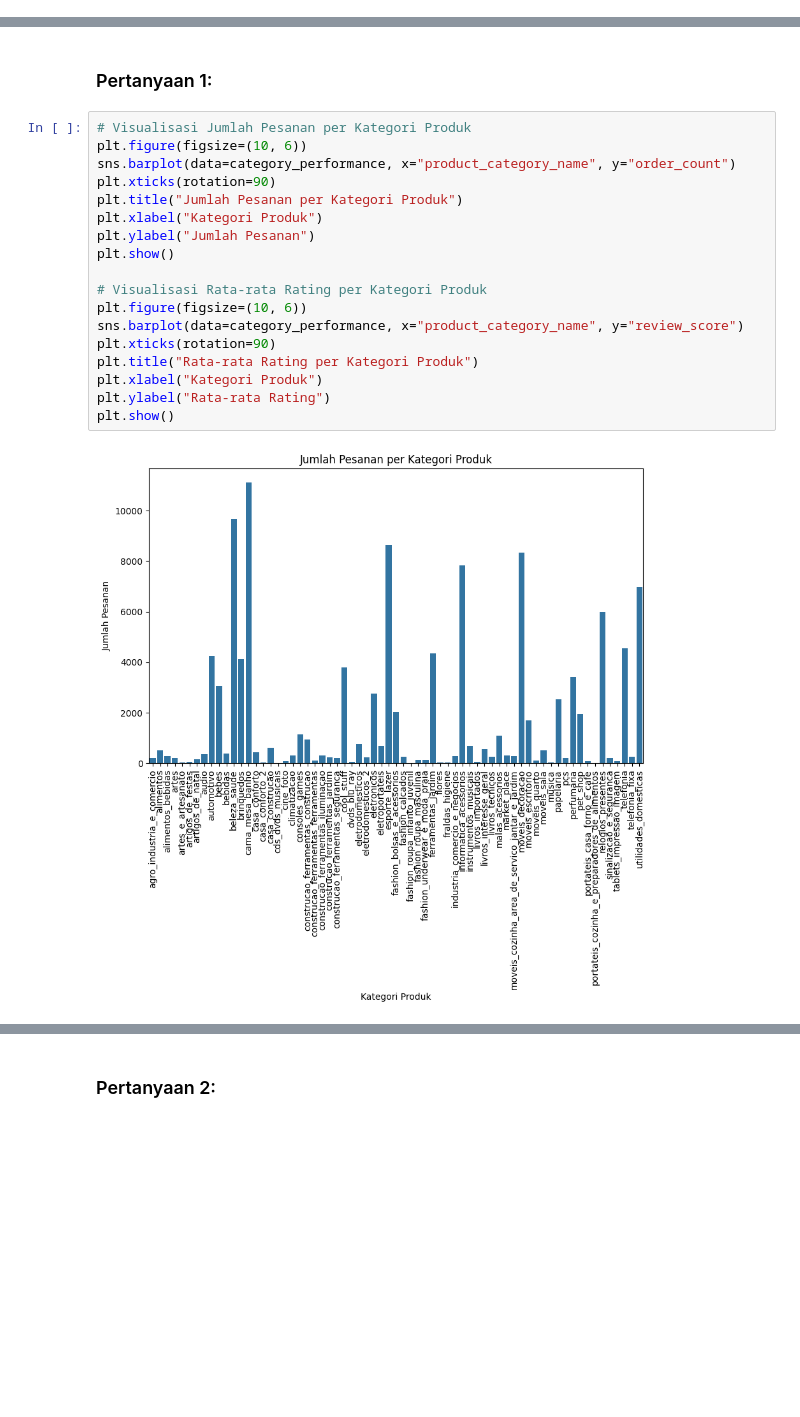
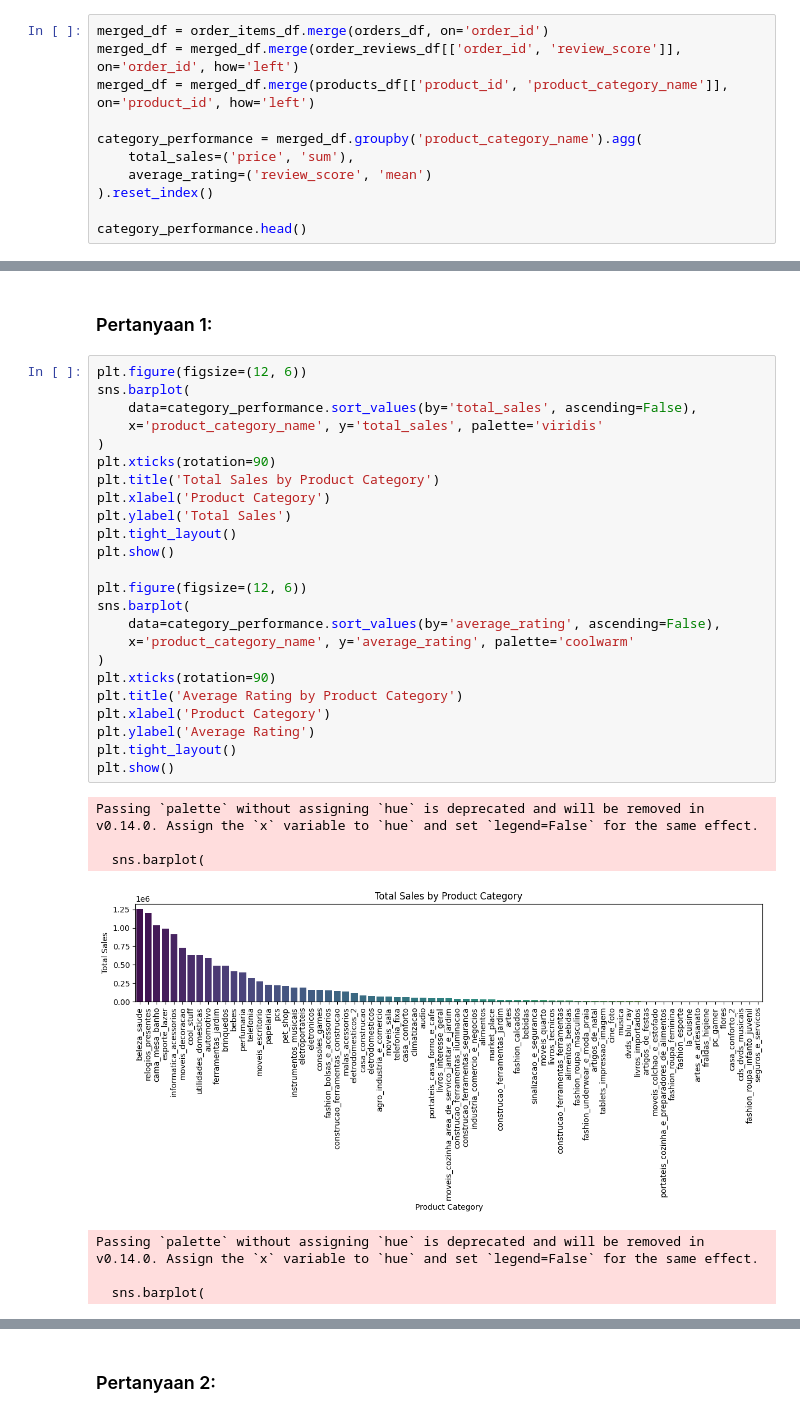
Before and after one commit to ahmdzzzki/proyek-analisis-data, a Jupyter notebook: Proyek_Analisis_Data.ipynb, the cells around one changed output, grey strips where cells are left out. Drawn from its saved outputs; the diff is of its cells as text; blank space fills up the shorter version.

```diff
--- a/Proyek_Analisis_Data.ipynb
+++ b/Proyek_Analisis_Data.ipynb
@@ -175,0 +149,11 @@ category_performance.head()
+# %%
+merged_df = order_items_df.merge(orders_df, on='order_id')
+merged_df = merged_df.merge(order_reviews_df[['order_id', 'review_score']], on='order_id', how='left')
+merged_df = merged_df.merge(products_df[['product_id', 'product_category_name']], on='product_id', how='left')
+
+category_performance = merged_df.groupby('product_category_name').agg(
+    total_sales=('price', 'sum'),
+    average_rating=('review_score', 'mean')
+).reset_index()
+
+category_performance.head()
@@ -182,22 +173,34 @@ category_performance.head()
 # %% [markdown]
 ### Pertanyaan 1:
 # %%
-# Visualisasi Jumlah Pesanan per Kategori Produk
-plt.figure(figsize=(10, 6))
-sns.barplot(data=category_performance, x="product_category_name", y="order_count")
+plt.figure(figsize=(12, 6))
+sns.barplot(
+    data=category_performance.sort_values(by='total_sales', ascending=False),
+    x='product_category_name', y='total_sales', palette='viridis'
+)
 plt.xticks(rotation=90)
-plt.title("Jumlah Pesanan per Kategori Produk")
-plt.xlabel("Kategori Produk")
-plt.ylabel("Jumlah Pesanan")
+plt.title('Total Sales by Product Category')
+plt.xlabel('Product Category')
+plt.ylabel('Total Sales')
+plt.tight_layout()
 plt.show()
 
-# Visualisasi Rata-rata Rating per Kategori Produk
-plt.figure(figsize=(10, 6))
-sns.barplot(data=category_performance, x="product_category_name", y="review_score")
+plt.figure(figsize=(12, 6))
+sns.barplot(
+    data=category_performance.sort_values(by='average_rating', ascending=False),
+    x='product_category_name', y='average_rating', palette='coolwarm'
+)
 plt.xticks(rotation=90)
-plt.title("Rata-rata Rating per Kategori Produk")
-plt.xlabel("Kategori Produk")
-plt.ylabel("Rata-rata Rating")
+plt.title('Average Rating by Product Category')
+plt.xlabel('Product Category')
+plt.ylabel('Average Rating')
+plt.tight_layout()
 plt.show()
 # %% [output]
+Passing `palette` without assigning `hue` is deprecated and will be removed in v0.14.0. Assign the `x` variable to `hue` and set `legend=False` for the same effect.
+
+  sns.barplot(
-[figure, old version]
+[figure, new version]
+Passing `palette` without assigning `hue` is deprecated and will be removed in v0.14.0. Assign the `x` variable to `hue` and set `legend=False` for the same effect.
+
+  sns.barplot(
```
Also changed, not shown: parts of 29 cells of this notebook, 9 other files.
